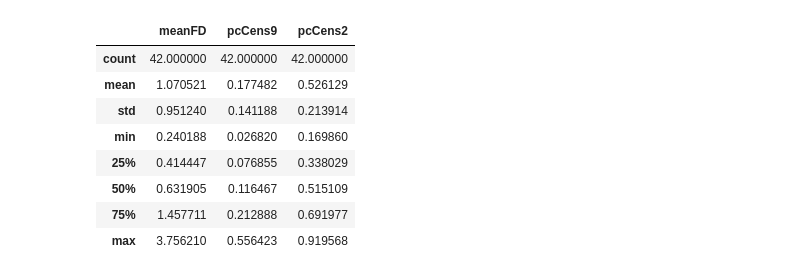
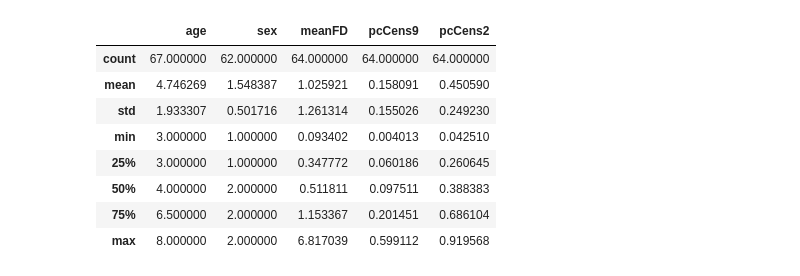
Before and after one commit to WUSTL-CRAB-Lab/cms_proc, a Jupyter notebook: GroupLevelDescriptions.ipynb, the cells around one changed output. Saved outputs shown, nothing was run; the diff lists cells and outputs as text; code cells hidden in the pictures.

```diff
--- a/GroupLevelDescriptions.ipynb
+++ b/GroupLevelDescriptions.ipynb
@@ -10,5 +10,8 @@ sns.set(context='talk', style='white')
 
 study_dir = '/Users/catcamacho/Library/CloudStorage/Box-Box/CRAB/CRAB_lab/studies/crab-seal_hbcdmovies_pilot_2025'
 data_dir = os.path.join(study_dir, 'DATA','V1_motion_processed')
+subinfo = pd.read_csv(os.path.join(study_dir,'DATA','redcap_exports','ChildMovieStudy-Basics_DATA_2025-05-06_1927.csv'),index_col=0)
 
 subs = sorted(os.listdir(data_dir))
+subinfo.index = subinfo.index.astype(str)
+subinfo.head()
@@ -15,27 +27,29 @@ subs = sorted(os.listdir(data_dir))
 # %%
 data = pd.DataFrame()
 i=0
 for sub in subs:
     subdata = pd.read_csv(os.path.join(data_dir, sub, '{0}_motion_summary.csv'.format(sub)), index_col=0)
     for movie in subdata.index:
         data.loc[i, 'sub'] = sub
+        data.loc[i, 'age'] = subinfo.loc[sub, 'child_age']
+        data.loc[i, 'sex'] = subinfo.loc[sub, 'c_gender']
         data.loc[i, 'movie'] = movie
         data.loc[i, 'meanFD'] = subdata.loc[movie, 'meanFD']
         data.loc[i, 'pcCens9'] = subdata.loc[movie, 'pcent_volscens_0.9']
         data.loc[i, 'pcCens2'] = subdata.loc[movie, 'pcent_volscens_0.2']
         i=i+1
 
 data.describe()
 # %% [output]
-|  | meanFD | pcCens9 | pcCens2 |
-| count | 42.000000 | 42.000000 | 42.000000 |
-| mean | 1.070521 | 0.177482 | 0.526129 |
-| std | 0.951240 | 0.141188 | 0.213914 |
-| min | 0.240188 | 0.026820 | 0.169860 |
-| 25% | 0.414447 | 0.076855 | 0.338029 |
-| 50% | 0.631905 | 0.116467 | 0.515109 |
-| 75% | 1.457711 | 0.212888 | 0.691977 |
-| max | 3.756210 | 0.556423 | 0.919568 |
+|  | age | sex | meanFD | pcCens9 | pcCens2 |
+| count | 67.000000 | 62.000000 | 64.000000 | 64.000000 | 64.000000 |
+| mean | 4.746269 | 1.548387 | 1.025921 | 0.158091 | 0.450590 |
+| std | 1.933307 | 0.501716 | 1.261314 | 0.155026 | 0.249230 |
+| min | 3.000000 | 1.000000 | 0.093402 | 0.004013 | 0.042510 |
+| 25% | 3.000000 | 1.000000 | 0.347772 | 0.060186 | 0.260645 |
+| 50% | 4.000000 | 2.000000 | 0.511811 | 0.097511 | 0.388383 |
+| 75% | 6.500000 | 2.000000 | 1.153367 | 0.201451 | 0.686104 |
+| max | 8.000000 | 2.000000 | 6.817039 | 0.599112 | 0.919568 |
 # %%
 # plot mean FD
 
```
Also changed, not shown: parts of 2 cells of this notebook, 1 other file.
